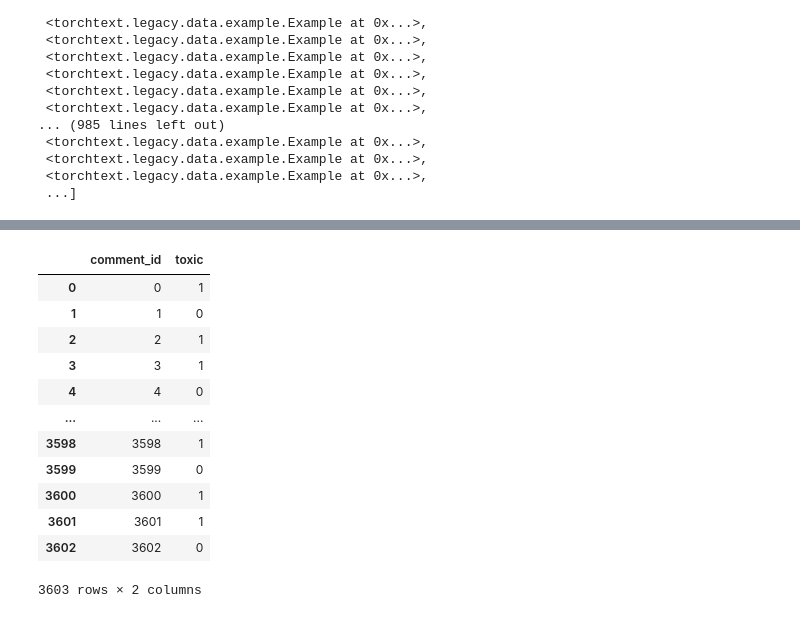
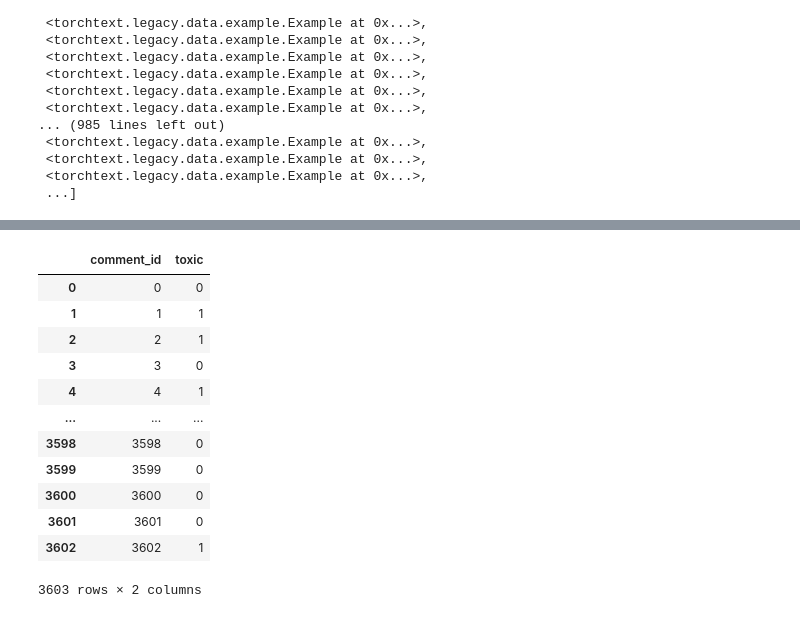
Before and after one commit to ksetdekov/HSE_DS, a Jupyter notebook: 07 NLP/kaggle hw/solution.ipynb, the cells around one changed output, grey strips where cells are left out. Cells and saved outputs as stored; diff of their text form; code cells hidden in the pictures.

```diff
--- a/07 NLP/kaggle hw/solution.ipynb
+++ b/07 NLP/kaggle hw/solution.ipynb
@@ -350,0 +392,6 @@ Number of examples: 2703
+# %%
+k = 0
+for item in [i.lower() for i in test.comment]:
+   item = item.replace("\n"," ")
+   k +=1
+k
@@ -352,5 +401,10 @@ Number of examples: 2703
 prediction = []
 for item in [i.lower() for i in test.comment]:
    item = item.replace("\n"," ")
-   prediction.append(classifier.predict(item)[0])
+   prediction.append(classifier.predict(item))
+# %%
+prediction2 = []
+for item in [i.lower() for i in test.comment]:
+   item = item.replace("\n"," ")
+   prediction2.append(classifier2.predict(item))
 # %%
@@ -485,7 +567,7 @@ len(TEXT.vocab.itos)
 # %% [output]
 25002
 # %%
-train, val = ds.split() # дефолтное соотношение 0.7
+train, val = ds.split(split_ratio=0.9, stratified=True, strata_field='toxic') # дефолтное соотношение 0.7
 # %%
 print(len(train))
 print(len(val))
@@ -767,19 +853,19 @@ cnnpred
 3603 rows × 2 columns
 # %%
-cnnpred['toxic'] = (cnnpred['toxic'] > 0.5).astype(int)
+cnnpred['toxic'] = (cnnpred['toxic'] > 0).astype(int)
 cnnpred
 # %% [output]
 |  | comment_id | toxic |
-| 0 | 0 | 1 |
-| 1 | 1 | 0 |
+| 0 | 0 | 0 |
+| 1 | 1 | 1 |
 | 2 | 2 | 1 |
-| 3 | 3 | 1 |
-| 4 | 4 | 0 |
+| 3 | 3 | 0 |
+| 4 | 4 | 1 |
 | ... | ... | ... |
-| 3598 | 3598 | 1 |
+| 3598 | 3598 | 0 |
 | 3599 | 3599 | 0 |
-| 3600 | 3600 | 1 |
-| 3601 | 3601 | 1 |
-| 3602 | 3602 | 0 |
+| 3600 | 3600 | 0 |
+| 3601 | 3601 | 0 |
+| 3602 | 3602 | 1 |
 3603 rows × 2 columns
 # %%
```
Also changed, not shown: parts of 85 cells of this notebook.
